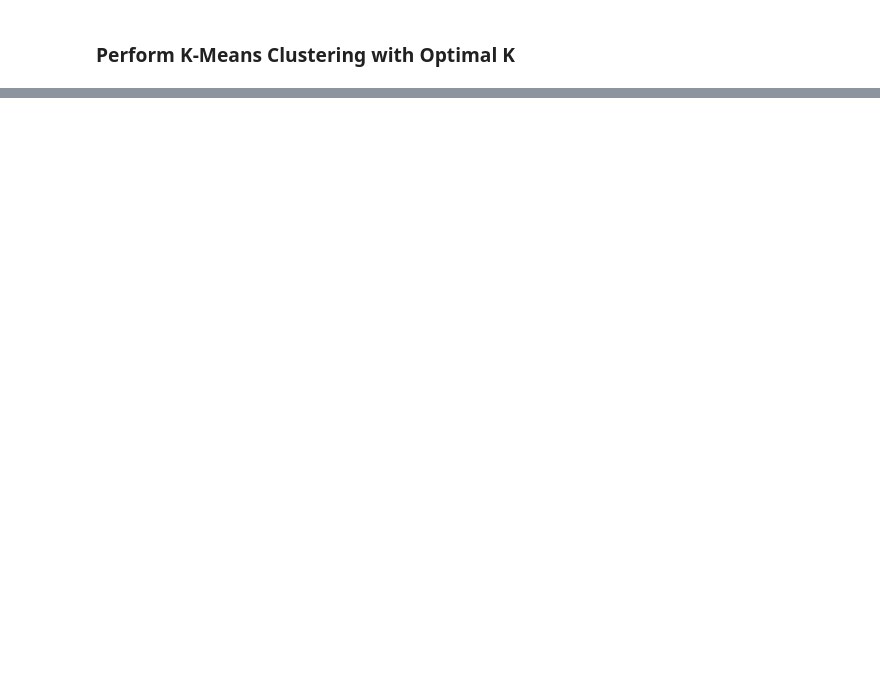
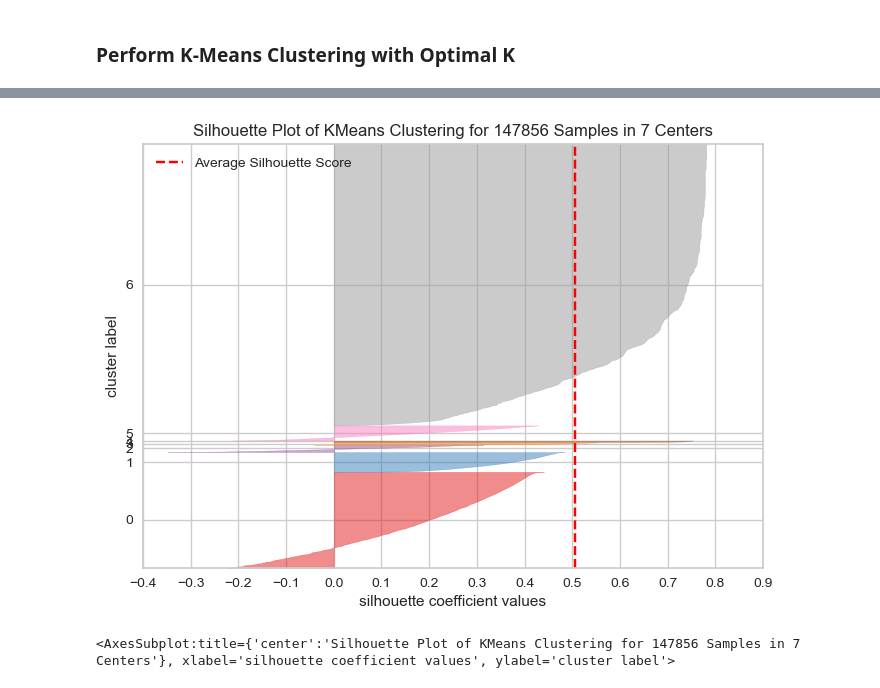
Before and after one commit to Wanghaoyin/ilab2-Team2-Coles, a Jupyter notebook: ilab2_Jun.ipynb, the cells around one changed output, grey strips where cells are left out. Saved outputs shown, nothing was run; the diff lists cells and outputs as text; code cells hidden in the pictures; blank space fills up the shorter version.

```diff
--- a/ilab2_Jun.ipynb
+++ b/ilab2_Jun.ipynb
@@ -297,0 +185,4 @@ ModuleNotFoundError: No module named 'yellowbrick'
+# %%
+df_staff = df_staff.fillna('')
+# %%
+df_staff['combined'] = df_staff['verb'] + "|" + df_staff['type'] + "|" + df_staff['activity']
@@ -297,0 +196,3 @@ ModuleNotFoundError: No module named 'yellowbrick'
+# %%
+verb_activity = glob(path + '/combined_verb_activity_mapping.xlsx')
+df_va = pd.read_excel(verb_activity[0], dtype = {'social': bool, 'exploring': bool, 'learning': bool})
@@ -378,0 +418,9 @@ ImportError: cannot import name 'ABCIndex' from 'pandas.core.dtypes.generic' (C:
+# %%
+model_4clust = KMeans(n_clusters = 7, random_state = 1)
+
+sil_visualizer_sas_sh = SilhouetteVisualizer(model_4clust)
+sil_visualizer_sas_sh.fit(df_sas_scaled)
+sil_visualizer_sas_sh.show()
+# %% [output]
+[figure, added]
+<AxesSubplot:title={'center':'Silhouette Plot of KMeans Clustering for 147856 Samples in 7 Centers'}, xlabel='silhouette coefficient values', ylabel='cluster label'>
```
Also changed, not shown: parts of 75 cells of this notebook.
